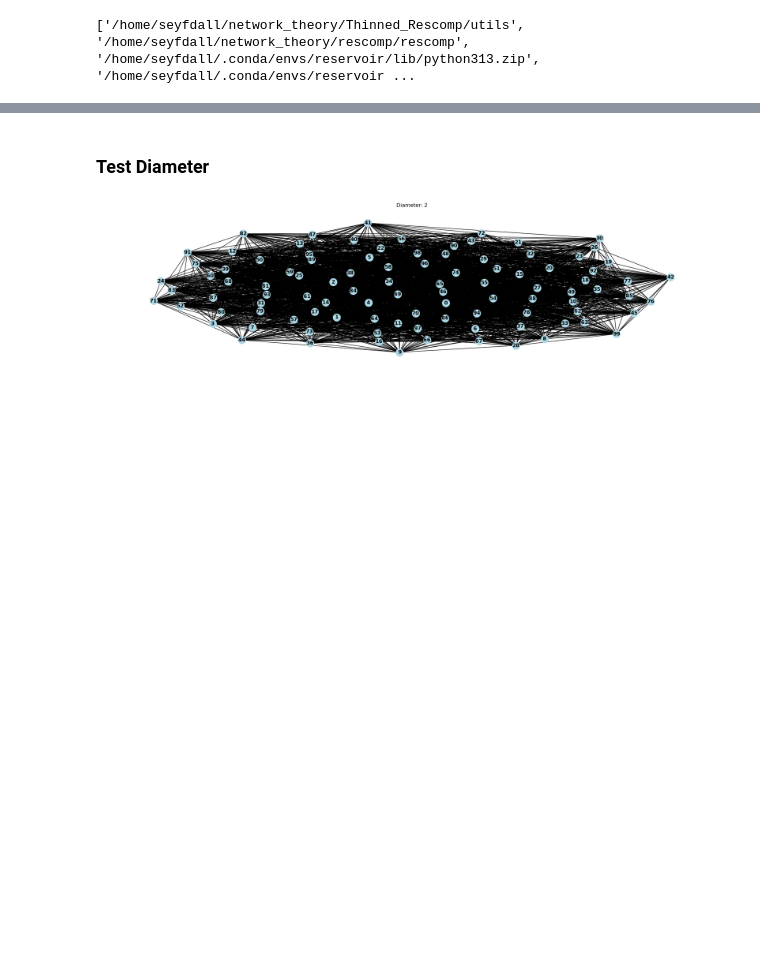
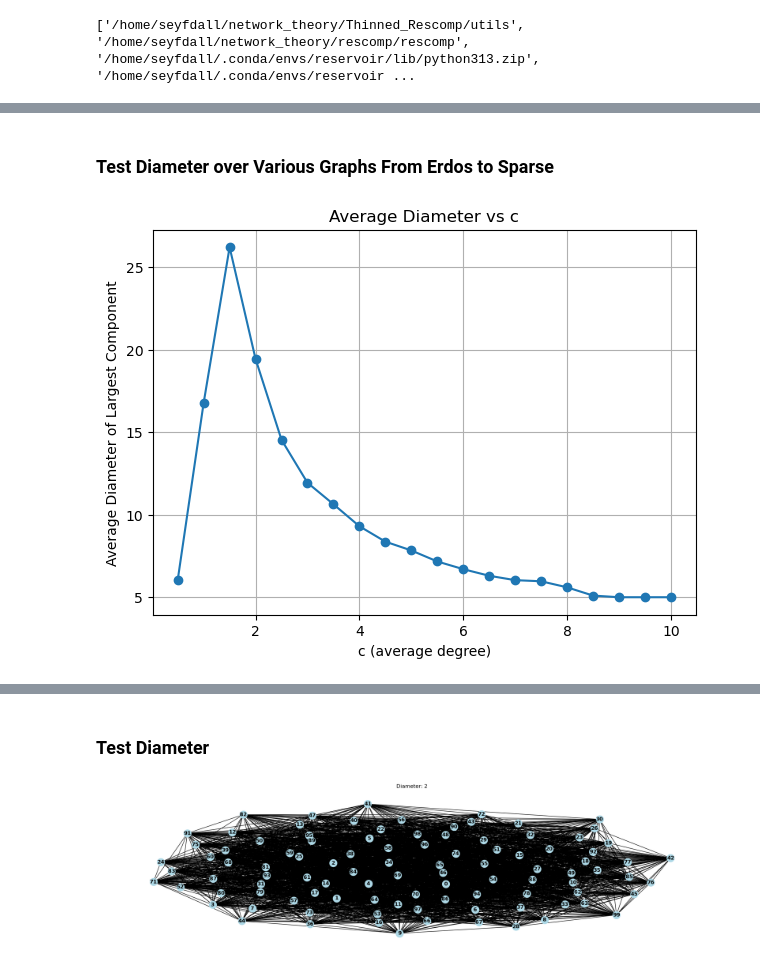
Before and after one commit to seyfdall/Thinned_Rescomp, a Jupyter notebook: scratch.ipynb, the cells around one changed output, grey strips where cells are left out. Drawn from its saved outputs; the diff is of its cells as text; code cells hidden in the pictures; blank space fills up the shorter version.

Commit message:
Finish diameter visualization

```diff
--- a/scratch.ipynb
+++ b/scratch.ipynb
@@ -41,0 +53,2 @@ array([1, 3, 6])
+# %% [markdown]
+### Test Diameter over Various Graphs From Erdos to Sparse
@@ -41,0 +80,45 @@ array([1, 3, 6])
+# %%
+n = 400
+# c_values = [0.5,0.6,0.7,0.8,0.9,1, 1.1, 1.2, 1.3, 1.4, 1.5, 1.6, 1.7, 1.8, 1.9, 2, 2.1, 2.2, 2.3, 2.4, 2.5]
+c_values = [0.5,1,1.5,2,2.5,3,3.5,4,4.5,5,5.5,6,6.5,7,7.5,8,8.5,9,9.5,10]
+samples_per_c = 30
+# %%
+graphs = {}
+
+for c in c_values:
+    p = c / n
+    graphs[c] = [
+        nx.erdos_renyi_graph(n, p)
+        for _ in range(samples_per_c)
+    ]
+# %%
+avg_diameters = []
+
+for c, graphs_for_c in graphs.items():
+    diameters = []
+
+    for G in graphs_for_c:
+        if G.number_of_edges() == 0:
+            continue
+
+        # Largest connected component
+        largest_cc = max(nx.connected_components(G), key=len)
+        H = G.subgraph(largest_cc)
+
+        # Diameter requires connectivity
+        if H.number_of_nodes() > 1:
+            diameters.append(nx.diameter(H))
+
+    avg_diameters.append((c, np.mean(diameters)))
+# %%
+c_vals, avg_diams = zip(*avg_diameters)
+
+plt.figure(figsize=(7, 5))
+plt.plot(c_vals, avg_diams, marker='o')
+plt.xlabel("c (average degree)")
+plt.ylabel("Average Diameter of Largest Component")
+plt.title("Average Diameter vs c")
+plt.grid(True)
+plt.show()
+# %% [output]
+[figure, added]
```
Also changed, not shown: parts of 11 cells of this notebook, 8 other files.
